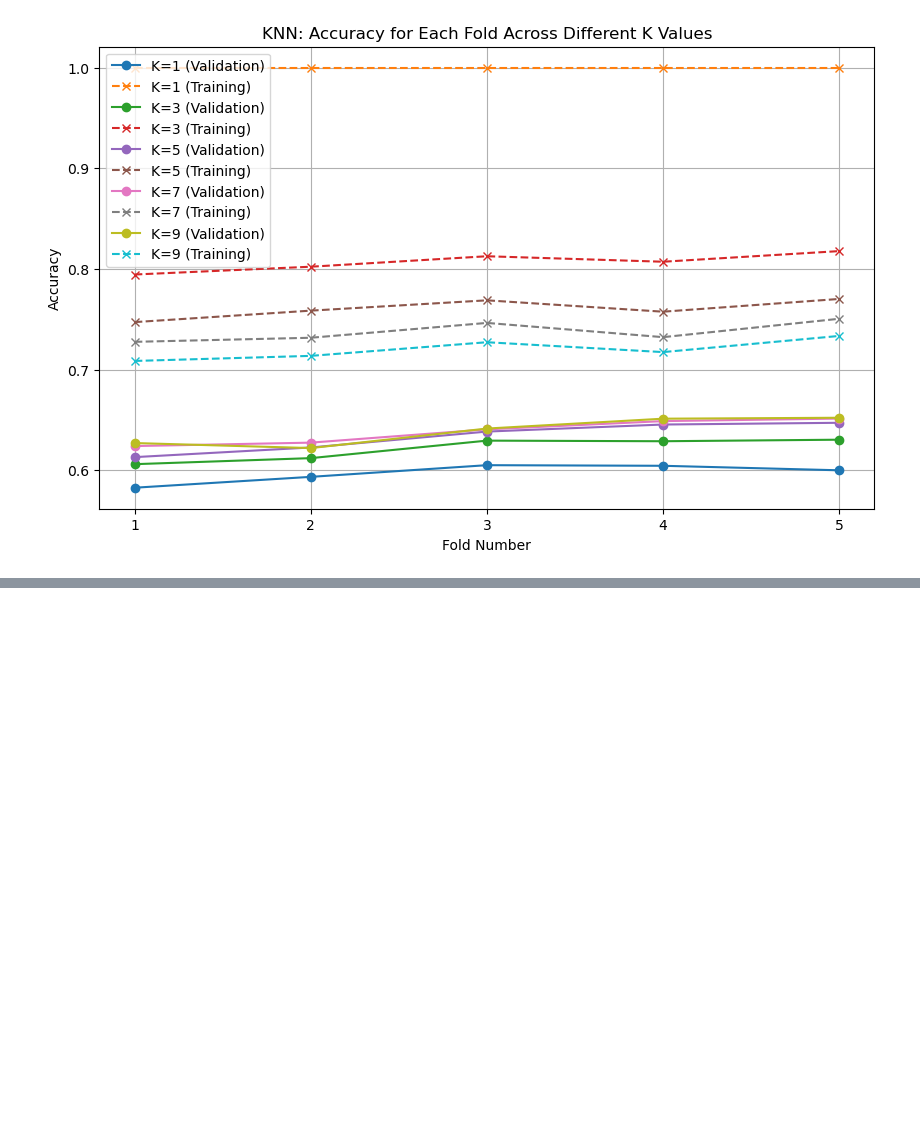
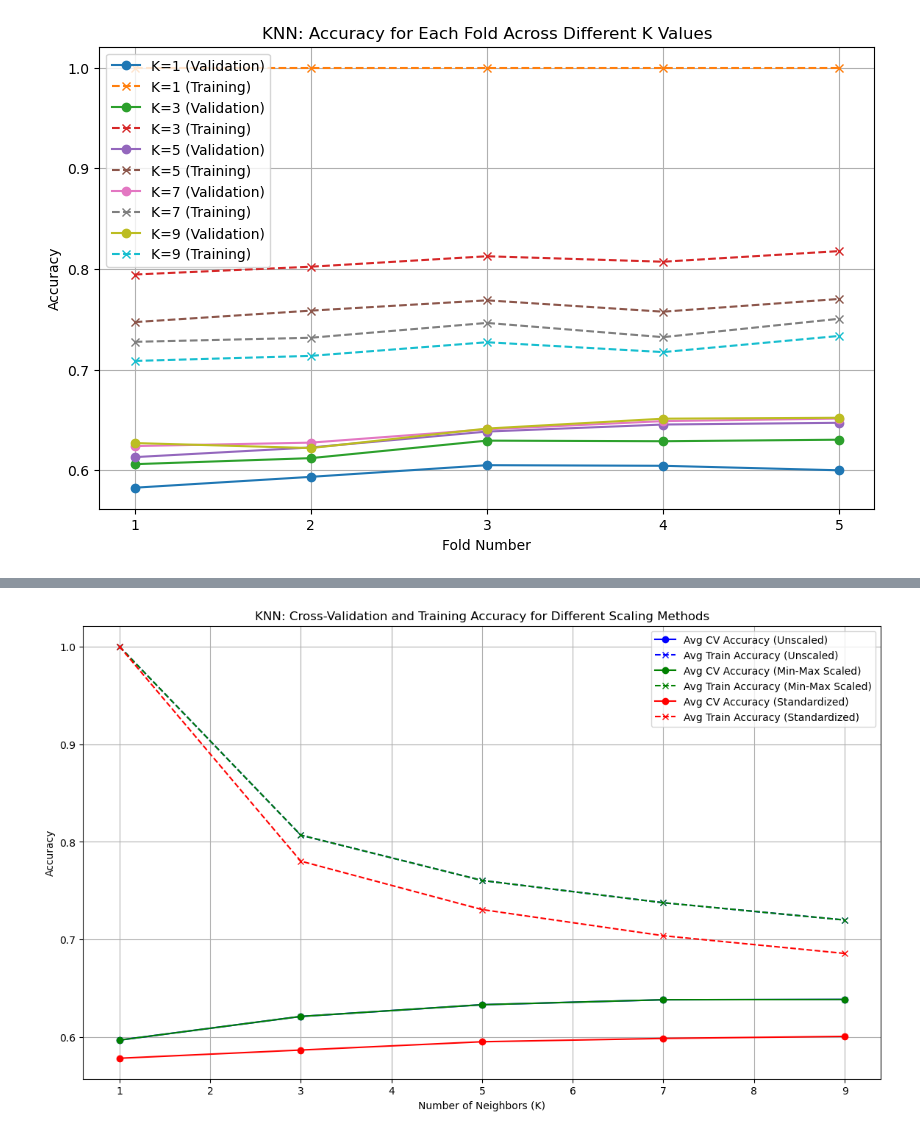
Before and after one commit to mencinas93/IMBM_Machine_Learning, a Jupyter notebook: Homework_3_Code.ipynb, the cells around one changed output, grey strips where cells are left out. Cells and saved outputs as stored; diff of their text form; code cells hidden in the pictures; blank space fills up the shorter version.

```diff
--- a/Homework_3_Code.ipynb
+++ b/Homework_3_Code.ipynb
@@ -322,0 +412,43 @@ KNN with K=9, Metric=euclidean: Average CV accuracy = 0.6387, Average Training a
+# %%
+k_values = [1, 3, 5, 7, 9]
+
+
+results = {
+    'Unscaled': {
+        'avg_cv_accuracy': [0.5971, 0.6213, 0.6333, 0.6384, 0.6387],
+        'avg_train_accuracy': [1.0000, 0.8069, 0.7605, 0.7377, 0.7200]
+    },
+    'Min-Max Scaled': {
+        'avg_cv_accuracy': [0.5971, 0.6213, 0.6333, 0.6384, 0.6387],
+        'avg_train_accuracy': [1.0000, 0.8069, 0.7605, 0.7377, 0.7200]
+    },
+    'Standardized': {
+        'avg_cv_accuracy': [0.5785, 0.5869, 0.5954, 0.5988, 0.6009],
+        'avg_train_accuracy': [1.0000, 0.7803, 0.7307, 0.7039, 0.6858]
+    }
+}
+
+
+plt.figure(figsize=(14, 8))
+
+
+plt.plot(k_values, results['Unscaled']['avg_cv_accuracy'], marker='o', linestyle='-', color='b', label='Avg CV Accuracy (Unscaled)')
+plt.plot(k_values, results['Unscaled']['avg_train_accuracy'], marker='x', linestyle='--', color='b', label='Avg Train Accuracy (Unscaled)')
+
+
+plt.plot(k_values, results['Min-Max Scaled']['avg_cv_accuracy'], marker='o', linestyle='-', color='g', label='Avg CV Accuracy (Min-Max Scaled)')
+plt.plot(k_values, results['Min-Max Scaled']['avg_train_accuracy'], marker='x', linestyle='--', color='g', label='Avg Train Accuracy (Min-Max Scaled)')
+
+
+plt.plot(k_values, results['Standardized']['avg_cv_accuracy'], marker='o', linestyle='-', color='r', label='Avg CV Accuracy (Standardized)')
+plt.plot(k_values, results['Standardized']['avg_train_accuracy'], marker='x', linestyle='--', color='r', label='Avg Train Accuracy (Standardized)')
+
+
+plt.title('KNN: Cross-Validation and Training Accuracy for Different Scaling Methods')
+plt.xlabel('Number of Neighbors (K)')
+plt.ylabel('Accuracy')
+plt.grid(True)
+plt.legend()
+plt.show()
+# %% [output]
+[figure, added]
```
Also changed, not shown: parts of 7 cells of this notebook.
